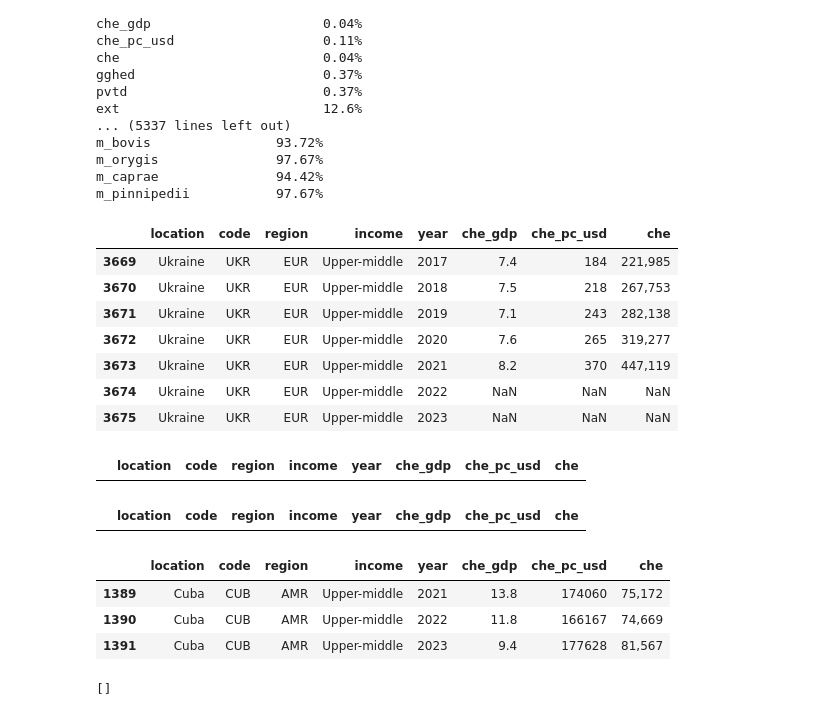
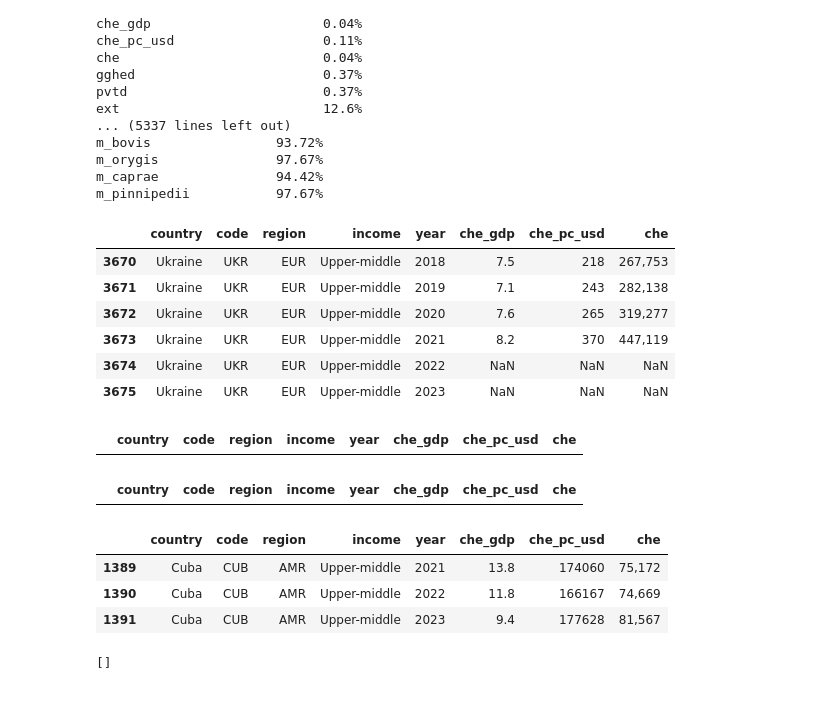
Before and after one commit to ThereseColeongco/tb-dashboard, a Jupyter notebook: data_cleaning.ipynb, the cells around one changed output. Cells and saved outputs as stored; diff of their text form; code cells hidden in the pictures.

Commit message:
work on getting data for Q1

```diff
--- a/data_cleaning.ipynb
+++ b/data_cleaning.ipynb
@@ -10,7 +10,7 @@ main_dir = Path("data")
 dfs = {}
 for file in main_dir.rglob("*"):  # go into every sub-directory in main_dir
     # read every csv file except the data dictionary into a df and store the dfs in a dictionary where the key is the file name
-    if file.is_file() and file.suffix.lower() == ".csv":
+    if file.is_file() and file.suffix.lower() == ".csv" and "data_dictionary" not in file.name:
         df = pd.read_csv(file)
         dfs[file.stem] = df
 list(dfs.keys())
@@ -60,28 +60,28 @@ m_pinnipedii           97.67%
 # %%
 # there are 195 countries in the health expenditure database
 
 # the only columns we care about for the GHED are:
 '''
 che_gdp	Current Health Expenditure (CHE) as % Gross Domestic Product (GDP)
 che_pc_usd	Current Health Expenditure (CHE) per Capita in US$
 che	Current Health Expenditure (CHE), in million current NCU
 
 and location, code, region, income, and year
 '''
 # so we can drop the rest
 ghed = dfs['GHED']
 ghed = ghed.loc[:, :'che']
+ghed = ghed.rename(columns={'location': 'country'})  # match the budget df's join column name
 
 # tb budget/expenditure data only goes as far back as 2017-18 so can drop any gdp/ghed data that is older than that
-ghed = ghed[ghed['year'] >= 2017]
+ghed = ghed[ghed['year'] > 2017]
 
 gdp = dfs['gdp']
-gdp =
 
-ghed[ghed['location'] == 'Ukraine']
+ghed[ghed['country'] == 'Ukraine'].dropna(inplace=True)
+ghed[ghed['country'] == 'Ukraine']
 # %% [output]
-|  | location | code | region | income | year | che_gdp | che_pc_usd | che |
-| 3669 | Ukraine | UKR | EUR | Upper-middle | 2017 | 7.4 | 184 | 221,985 |
+|  | country | code | region | income | year | che_gdp | che_pc_usd | che |
 | 3670 | Ukraine | UKR | EUR | Upper-middle | 2018 | 7.5 | 218 | 267,753 |
 | 3671 | Ukraine | UKR | EUR | Upper-middle | 2019 | 7.1 | 243 | 282,138 |
 | 3672 | Ukraine | UKR | EUR | Upper-middle | 2020 | 7.6 | 265 | 319,277 |
@@ -92,12 +92,12 @@ ghed[ghed['location'] == 'Ukraine']
 # is there any row where che_gdp is missing but not che?
 ghed[ghed['che_gdp'].isna() & ghed['che'].notna()]  # answer: no
 # %% [output]
-|  | location | code | region | income | year | che_gdp | che_pc_usd | che |
+|  | country | code | region | income | year | che_gdp | che_pc_usd | che |
 # %%
 # is there any row where che is missing but not che_gdp?
 ghed[ghed['che'].isna() & ghed['che_gdp'].notna()]  # answer: no
 # %% [output]
-|  | location | code | region | income | year | che_gdp | che_pc_usd | che |
+|  | country | code | region | income | year | che_gdp | che_pc_usd | che |
 # %%
 # is there any row where che_pc_usd is missing but not che_gdp or che?
 missing_che_pc_usd = ghed[ghed['che_pc_usd'].isna() & (ghed['che_gdp'].notna() | ghed['che'].notna())]  # answer: yes, Cuba in 2021-2023
@@ -117,9 +117,9 @@ che_pc_usd = che / missing_che_pc_usd['year'].map(pop_21_23) / missing_che_pc_us
 
 # che_pc_usd is stored as a string dtype in the csv, so fill as ints-without-decimal string to match the existing format
 ghed.loc[missing_che_pc_usd.index, 'che_pc_usd'] = che_pc_usd.round().astype(int).astype(str)
-ghed[ghed['location'] == 'Cuba'].query('2021 <= year <= 2023')
+ghed[ghed['country'] == 'Cuba'].query('2021 <= year <= 2023')
 # %% [output]
-|  | location | code | region | income | year | che_gdp | che_pc_usd | che |
+|  | country | code | region | income | year | che_gdp | che_pc_usd | che |
 | 1389 | Cuba | CUB | AMR | Upper-middle | 2021 | 13.8 | 174060 | 75,172 |
 | 1390 | Cuba | CUB | AMR | Upper-middle | 2022 | 11.8 | 166167 | 74,669 |
 | 1391 | Cuba | CUB | AMR | Upper-middle | 2023 | 9.4 | 177628 | 81,567 |
```
Also changed, not shown: parts of 11 cells of this notebook.
